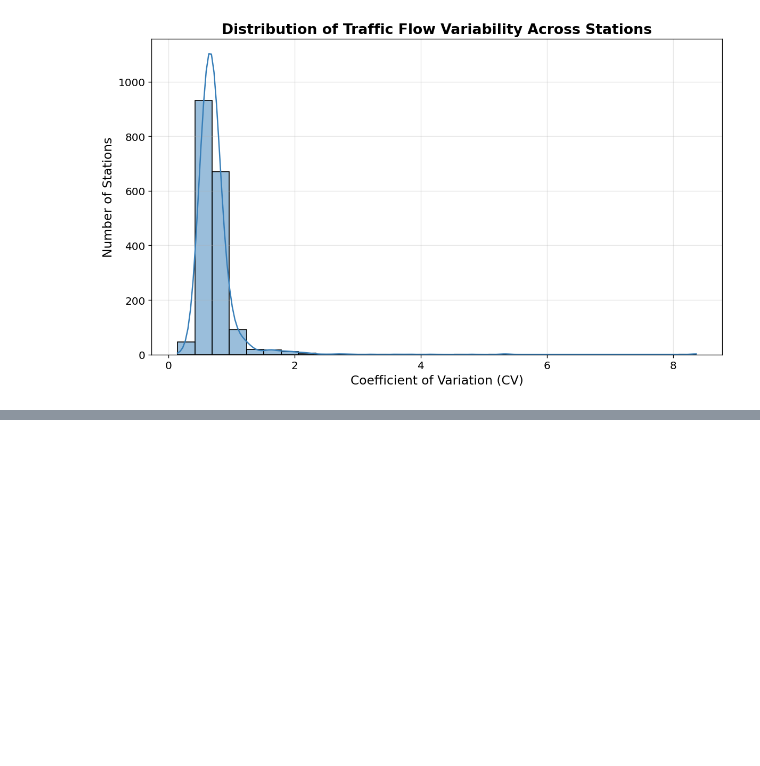
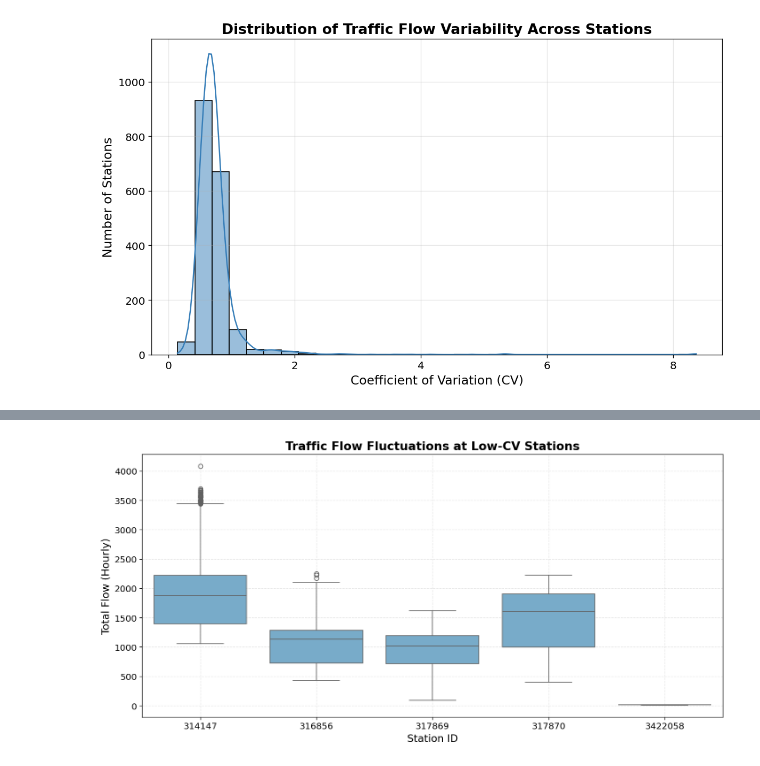
Before and after one commit to RichelCode/EV-Charging-Analysis, a Jupyter notebook: Model Comparisons.ipynb, the cells around one changed output, grey strips where cells are left out. Saved outputs shown, nothing was run; the diff lists cells and outputs as text; code cells hidden in the pictures; blank space fills up the shorter version.

```diff
--- a/Model Comparisons.ipynb
+++ b/Model Comparisons.ipynb
@@ -344,0 +396,15 @@ plt.show()
+# %%
+# Low CV stations boxplot
+plt.figure(figsize=(12, 6), dpi=120)
+sns.boxplot(x='Station', y='Total Flow', data=df[df['Station'].isin(top_low_cv)], color="#6baed6")
+
+plt.title('Traffic Flow Fluctuations at Low-CV Stations', fontsize=16, fontweight='bold')
+plt.xlabel('Station ID', fontsize=14)
+plt.ylabel('Total Flow (Hourly)', fontsize=14)
+plt.xticks(fontsize=12)
+plt.yticks(fontsize=12)
+plt.grid(True, linestyle='--', alpha=0.3)
+plt.tight_layout()
+plt.show()
+# %% [output]
+[figure, added]
```
Also changed, not shown: parts of 10 cells of this notebook.
